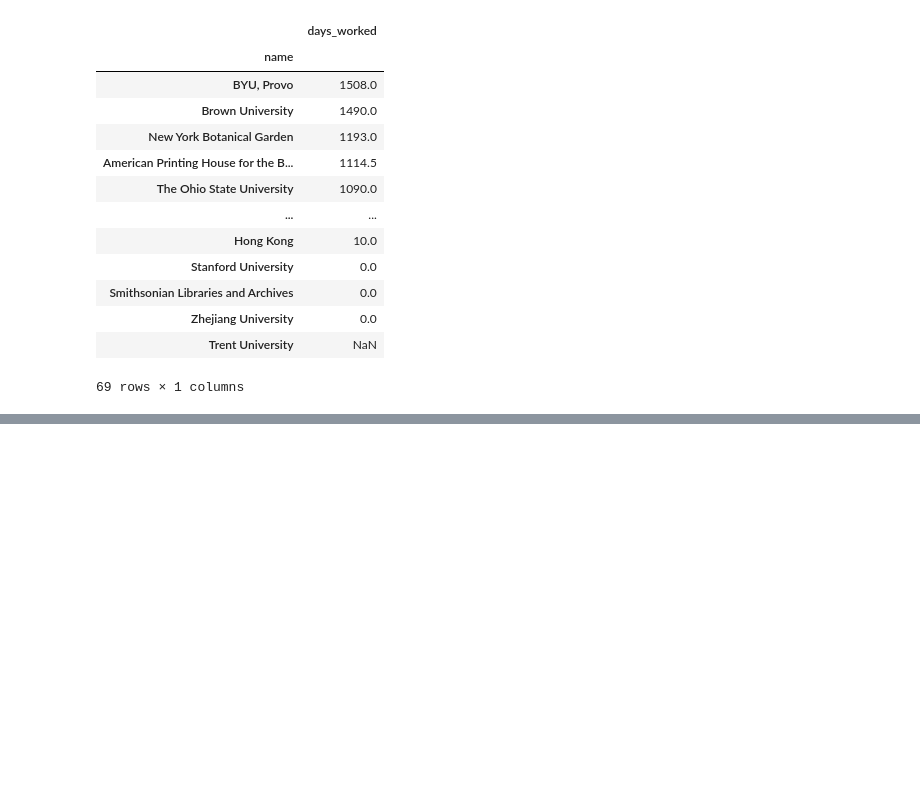
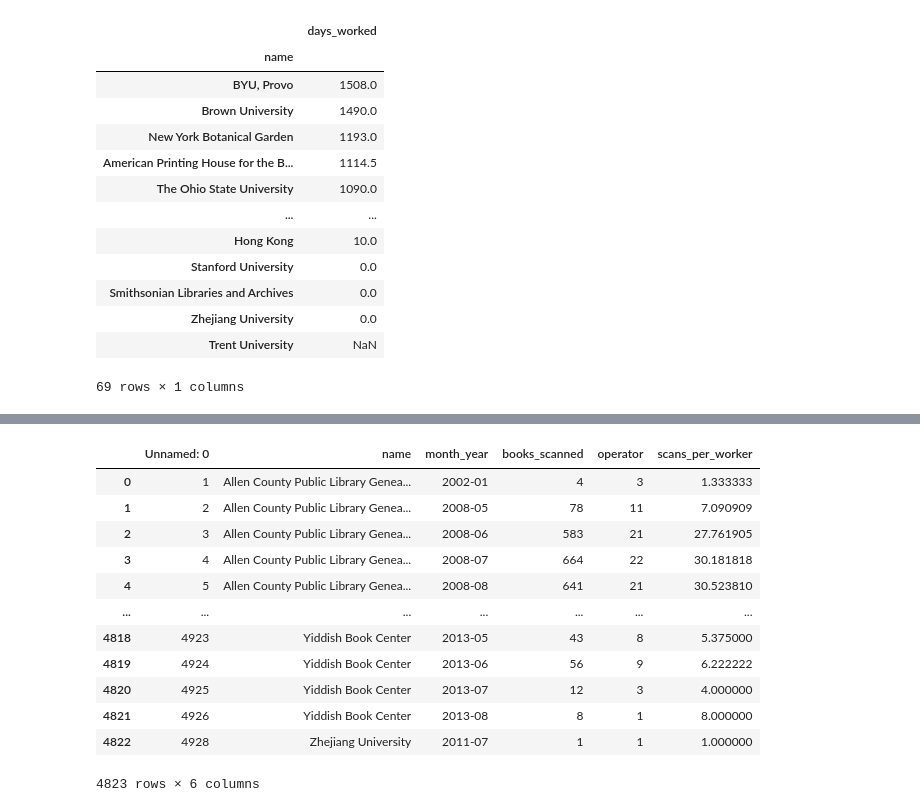
Before and after one commit to ers6/ia_scanning_labor_data, a Jupyter notebook: calculate_stats.ipynb, the cells around one changed output, grey strips where cells are left out. Cells and saved outputs as stored; diff of their text form; code cells hidden in the pictures; blank space fills up the shorter version.

```diff
--- a/calculate_stats.ipynb
+++ b/calculate_stats.ipynb
@@ -676,0 +688,4 @@ median_days_worked.sort_values(by=['days_worked'], ascending=False)
+# %%
+workers_per_month = workers_per_day.groupby(['name', 'month_year']).count().reset_index()
+# %%
+workers_per_month = workers_per_month[['name', 'month_year', 'operator']]
@@ -676,0 +708,27 @@ median_days_worked.sort_values(by=['days_worked'], ascending=False)
+# %%
+# need to merge workers_per_month and scans_per_month on center and month
+scans_per_center_per_month = pd.read_csv("https://raw.githubusercontent.com/ers6/ia_scanning_labor_data/main/csv_files/scans_per_center_per_month.csv")
+
+
+scans_and_workers = pd.merge(scans_per_center_per_month, workers_per_month, how='inner', on=['name', 'month_year'])
+# %%
+scans_and_workers['scans_per_worker'] = 0
+
+for i in range(len(scans_and_workers)):
+    scans_and_workers.at[i, 'scans_per_worker'] = scans_and_workers.at[i, 'books_scanned'] / scans_and_workers.at[i, 'operator']
+# %%
+scans_and_workers
+# %% [output]
+|  | Unnamed: 0 | name | month_year | books_scanned | operator | scans_per_worker |
+| 0 | 1 | Allen County Public Library Genea... | 2002-01 | 4 | 3 | 1.333333 |
+| 1 | 2 | Allen County Public Library Genea... | 2008-05 | 78 | 11 | 7.090909 |
+| 2 | 3 | Allen County Public Library Genea... | 2008-06 | 583 | 21 | 27.761905 |
+| 3 | 4 | Allen County Public Library Genea... | 2008-07 | 664 | 22 | 30.181818 |
+| 4 | 5 | Allen County Public Library Genea... | 2008-08 | 641 | 21 | 30.523810 |
+| ... | ... | ... | ... | ... | ... | ... |
+| 4818 | 4923 | Yiddish Book Center | 2013-05 | 43 | 8 | 5.375000 |
+| 4819 | 4924 | Yiddish Book Center | 2013-06 | 56 | 9 | 6.222222 |
+| 4820 | 4925 | Yiddish Book Center | 2013-07 | 12 | 3 | 4.000000 |
+| 4821 | 4926 | Yiddish Book Center | 2013-08 | 8 | 1 | 8.000000 |
+| 4822 | 4928 | Zhejiang University | 2011-07 | 1 | 1 | 1.000000 |
+4823 rows × 6 columns
```
Also changed, not shown: parts of 13 cells of this notebook, 5 other files.
